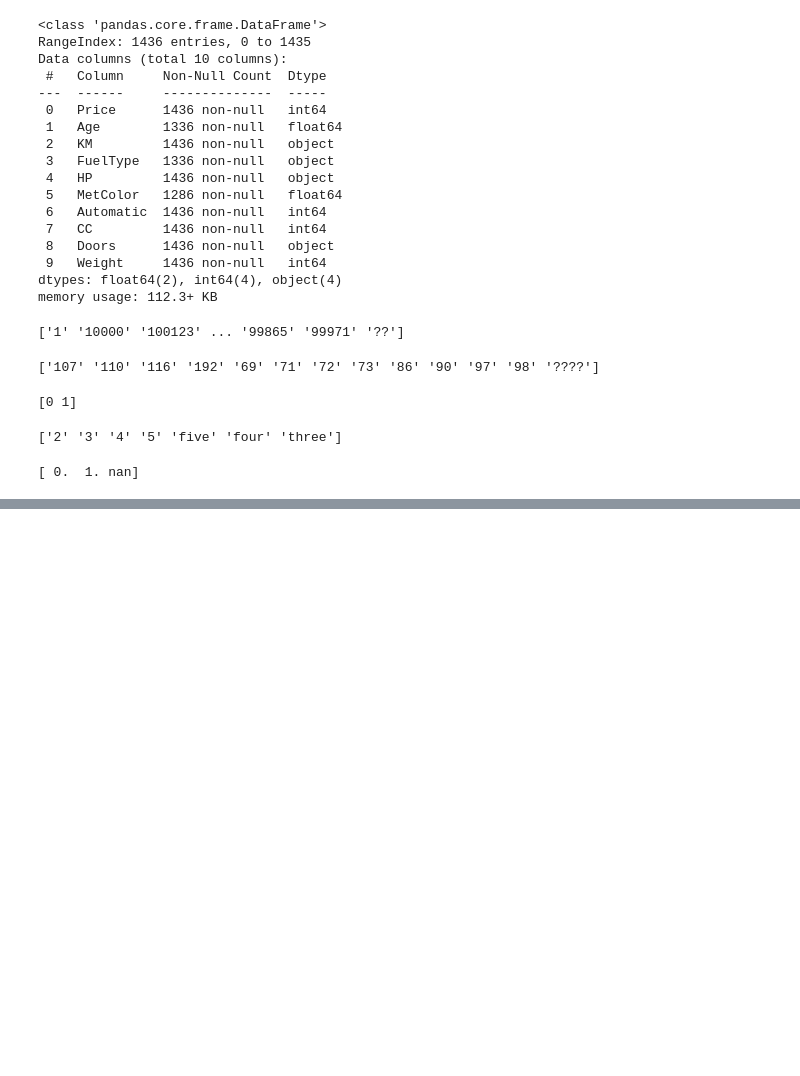
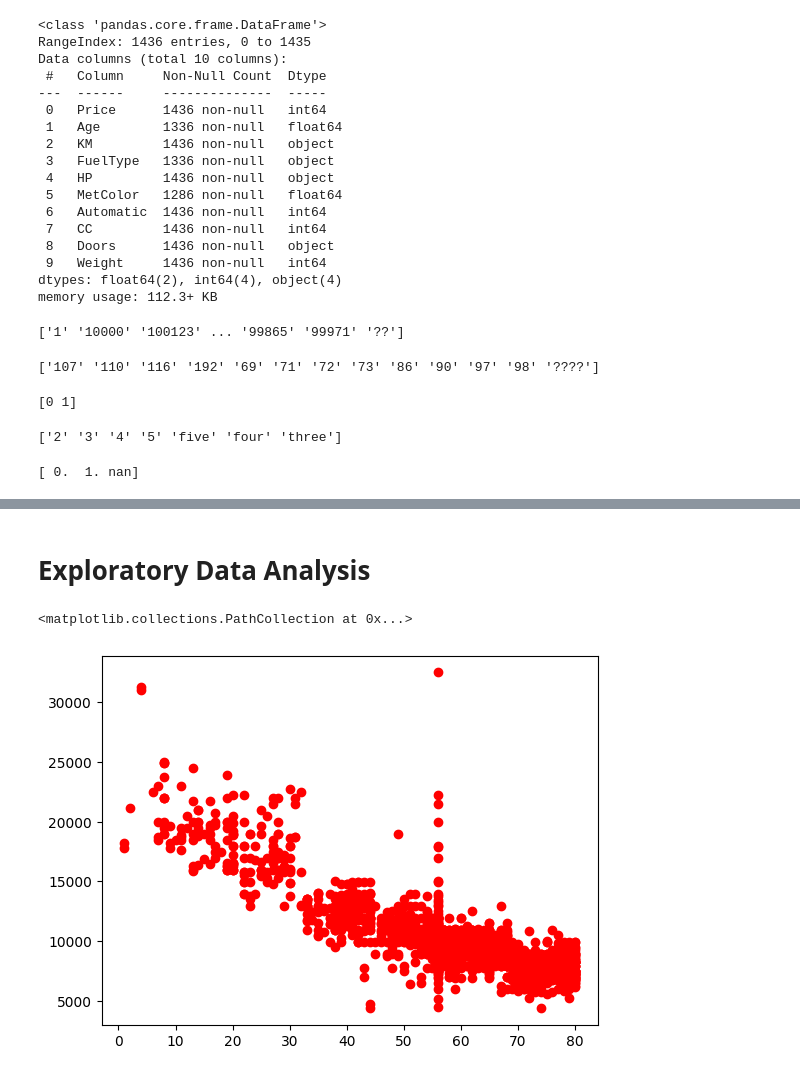
Before and after one commit to Atangajoshua290/data_analytics_python, a Jupyter notebook: reading_data.ipynb, the cells around one changed output, grey strips where cells are left out. Cells and saved outputs as stored; diff of their text form; code cells hidden in the pictures; blank space fills up the shorter version.

```diff
--- a/reading_data.ipynb
+++ b/reading_data.ipynb
@@ -436,0 +575,4 @@ print(np.unique(df["MetColor"]))
+# %%
+#changing the variable type using (astype)
+
+df["MetColor"] =df["MetColor"].astype('category')
@@ -436,0 +588,5 @@ print(np.unique(df["MetColor"]))
+# %%
+#select the highest value
+
+MetColor_count=df["MetColor"].value_counts().index[0]
+MetColor_count
@@ -436,0 +595,4 @@ print(np.unique(df["MetColor"]))
+# %%
+#replacing the missing values with the highest value
+
+df["MetColor"] =df["MetColor"].fillna(MetColor_count)
@@ -436,0 +619,4 @@ print(np.unique(df["MetColor"]))
+# %%
+#adding a column to dataframe
+
+df['profit']=df['Price']-df['KM']
@@ -436,0 +750,9 @@ print(np.unique(df["MetColor"]))
+# %% [markdown]
+# Exploratory Data Analysis
+# %%
+#ploting a correlation graph for age and price (c='red')
+
+plt.scatter(df['Age'],df['Price'], c='red')
+# %% [output]
+<matplotlib.collections.PathCollection at 0x...>
+[figure, added]
```
Also changed, not shown: parts of 51 cells of this notebook, 3 other files.
